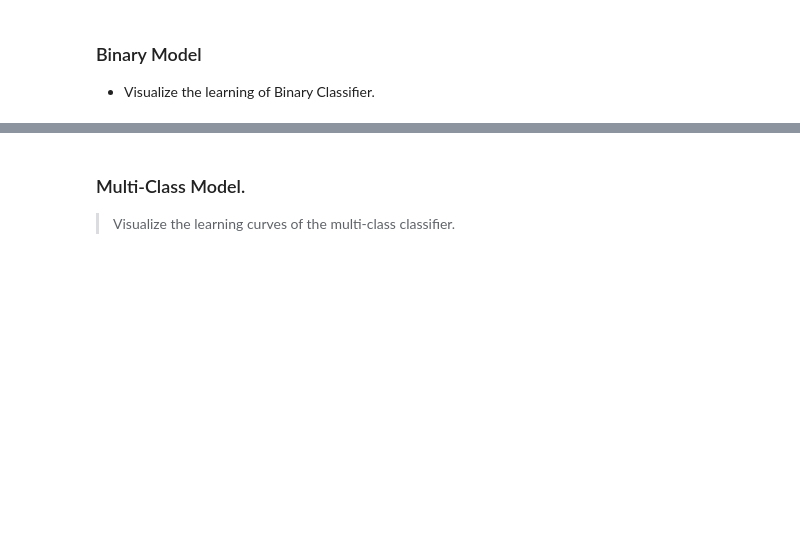
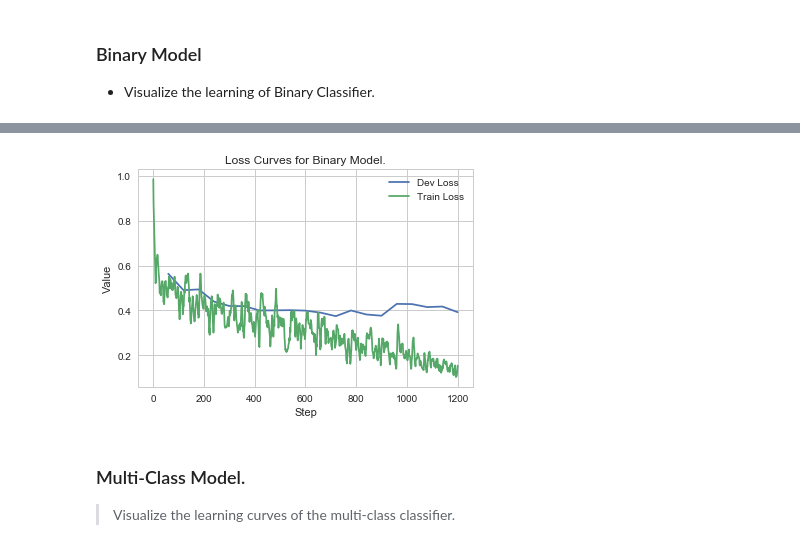
Before and after one commit to DPCscience/Wheat, a Jupyter notebook: prototypes.ipynb, the cells around one changed output, grey strips where cells are left out. Saved outputs shown, nothing was run; the diff lists cells and outputs as text; code cells hidden in the pictures; blank space fills up the shorter version.

```diff
--- a/prototypes.ipynb
+++ b/prototypes.ipynb
@@ -59,3 +51,21 @@ plt.show()
+# %%
+fig, ax = plt.subplots()
+ax.plot(
+    dev_loss.Step, dev_loss.Value,
+    label="Dev Loss"
+)
+ax.plot(
+    train_loss.Step, savgol_filter(train_loss.Value, 13, 2),
+    label="Train Loss"
+)
+plt.ylabel('Value')
+plt.xlabel('Step')
+plt.title("Loss Curves for Binary Model.")
+legend = ax.legend(loc='best', shadow=True)
+plt.savefig('train_dev_loss_bin.png')
+plt.show()
+# %% [output]
+[figure, added]
 # %% [markdown]
 ### Multi-Class Model.
 > Visualize the learning curves of the multi-class classifier.
```
Also changed, not shown: parts of 1 cell of this notebook, 1 other file.
